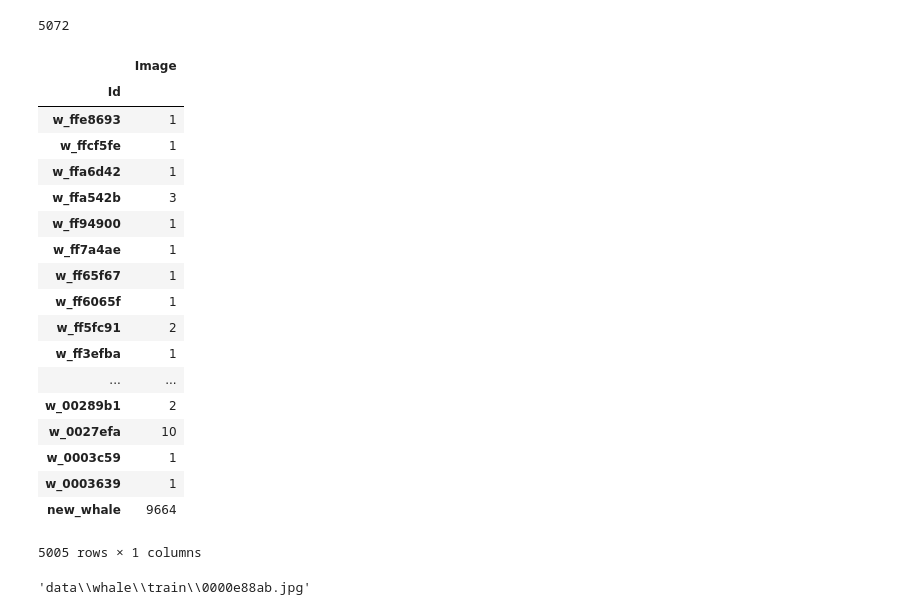
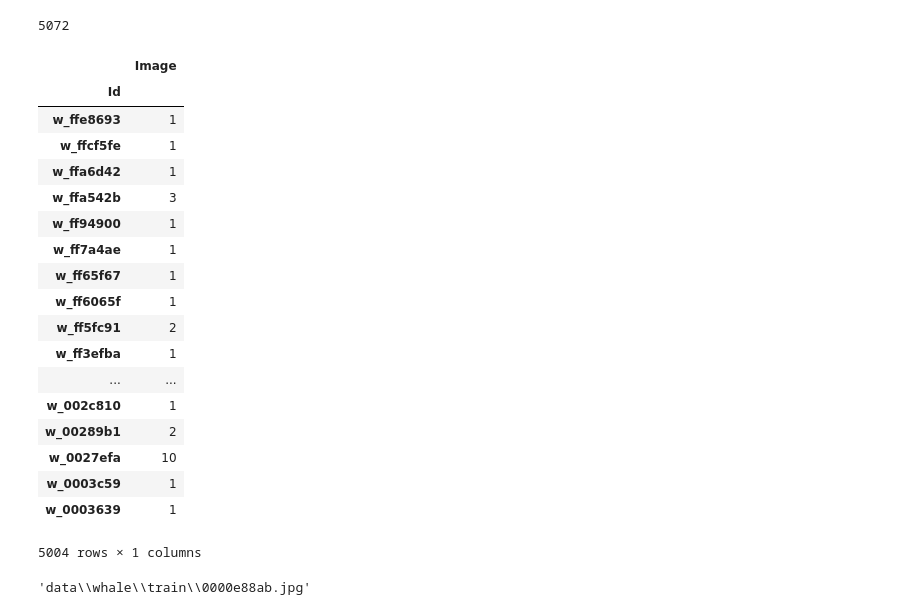
Before and after one commit to gane-dev/DeepLearning, a Jupyter notebook: whale-v2.ipynb, the cells around one changed output. Saved outputs shown, nothing was run; the diff lists cells and outputs as text; code cells hidden in the pictures.

```diff
--- a/whale-v2.ipynb
+++ b/whale-v2.ipynb
@@ -25,0 +31,2 @@ full_train_df.head()
+# %%
+train_df = full_train_df.query("Id != 'new_whale'")
@@ -33,26 +43,26 @@ print(len(val_idxs))
 # %% [output]
 5072
 # %%
-full_train_df.pivot_table(index="Id", aggfunc=len).sort_values('Id', ascending=False)
+train_df.pivot_table(index="Id", aggfunc=len).sort_values('Id', ascending=False)
 # %% [output]
 |  | Image |
 | Id |  |
 | w_ffe8693 | 1 |
 | w_ffcf5fe | 1 |
 | w_ffa6d42 | 1 |
 | w_ffa542b | 3 |
 | w_ff94900 | 1 |
 | w_ff7a4ae | 1 |
 | w_ff65f67 | 1 |
 | w_ff6065f | 1 |
 | w_ff5fc91 | 2 |
 | w_ff3efba | 1 |
 | ... | ... |
+| w_002c810 | 1 |
 | w_00289b1 | 2 |
 | w_0027efa | 10 |
 | w_0003c59 | 1 |
 | w_0003639 | 1 |
-| new_whale | 9664 |
-5005 rows × 1 columns
+5004 rows × 1 columns
 # %%
 tfms = tfms_from_model(arch,sz,aug_tfms = transforms_side_on,max_zoom=1.1)
```
Also changed, not shown: parts of 38 cells of this notebook.
